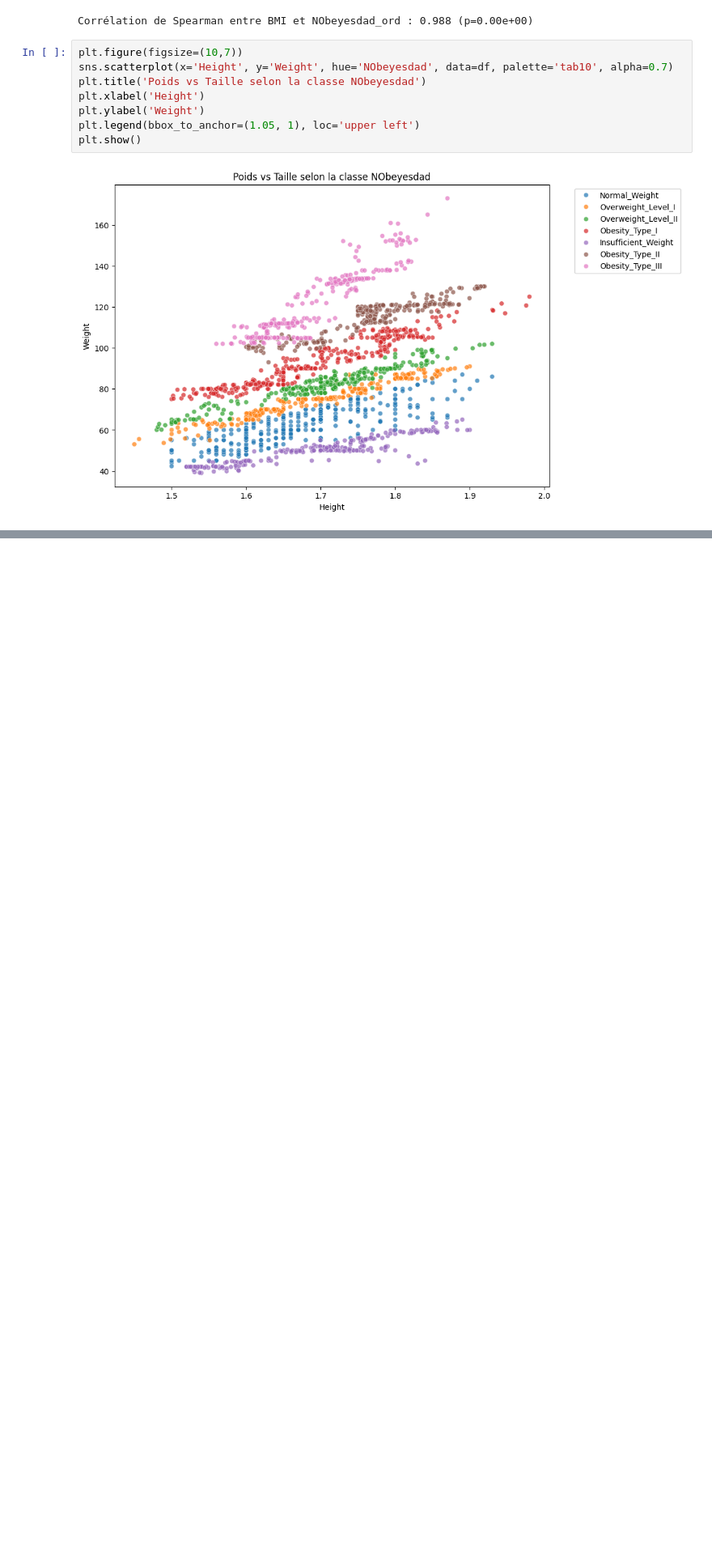
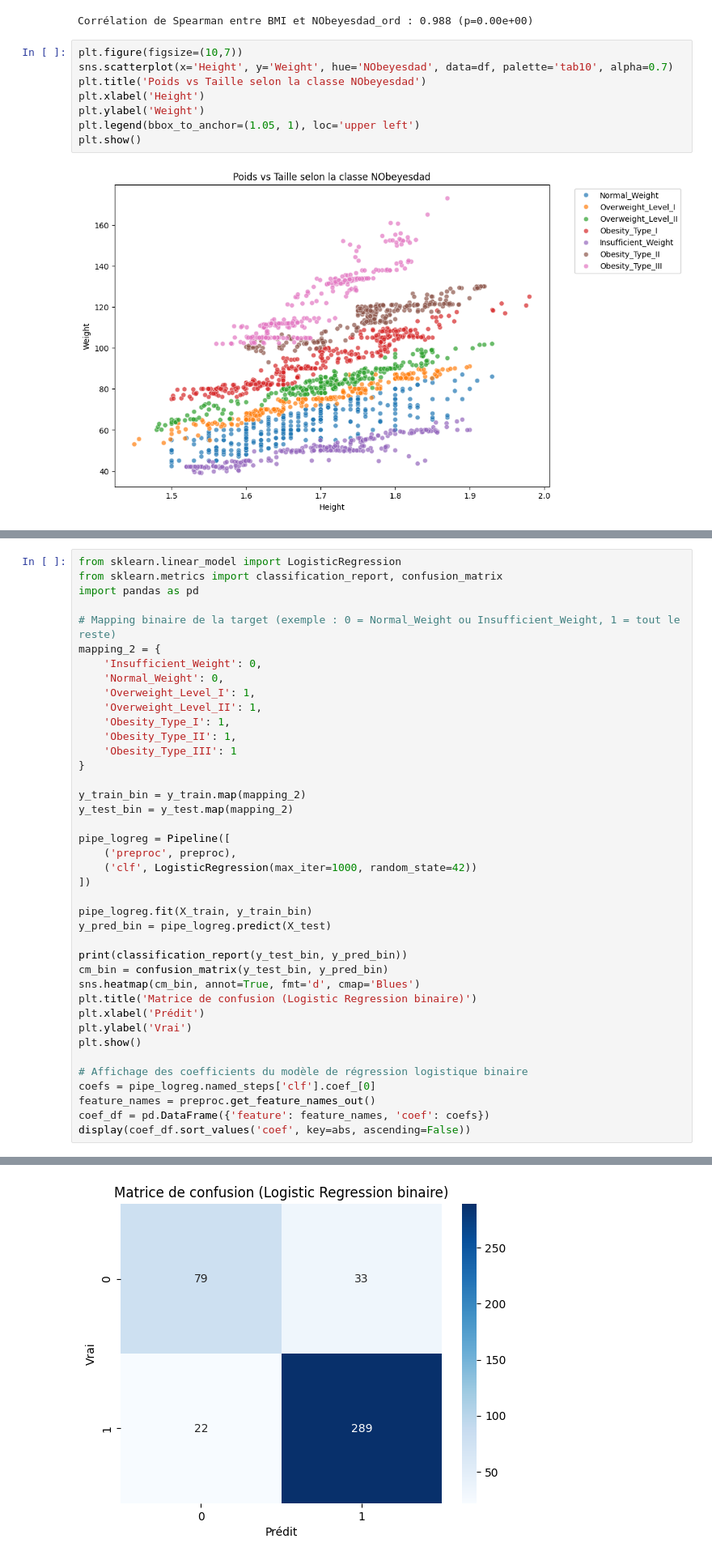
Before and after one commit to edequercize/applied_statistics, a Jupyter notebook: main.ipynb, the cells around one changed output, grey strips where cells are left out. Shown: that part at 81% size. Drawn from its saved outputs; the diff is of its cells as text; blank space fills up the shorter version.

```diff
--- a/main.ipynb
+++ b/main.ipynb
@@ -369,0 +398,41 @@ MAE ordinale (mord) sur le test set: 1.1725768321513002
+# %%
+from sklearn.linear_model import LogisticRegression
+from sklearn.metrics import classification_report, confusion_matrix
+import pandas as pd
+
+# Mapping binaire de la target (exemple : 0 = Normal_Weight ou Insufficient_Weight, 1 = tout le reste)
+mapping_2 = {
+    'Insufficient_Weight': 0,
+    'Normal_Weight': 0,
+    'Overweight_Level_I': 1,
+    'Overweight_Level_II': 1,
+    'Obesity_Type_I': 1,
+    'Obesity_Type_II': 1,
+    'Obesity_Type_III': 1
+}
+
+y_train_bin = y_train.map(mapping_2)
+y_test_bin = y_test.map(mapping_2)
+
+pipe_logreg = Pipeline([
+    ('preproc', preproc),
+    ('clf', LogisticRegression(max_iter=1000, random_state=42))
+])
+
+pipe_logreg.fit(X_train, y_train_bin)
+y_pred_bin = pipe_logreg.predict(X_test)
+
+print(classification_report(y_test_bin, y_pred_bin))
+cm_bin = confusion_matrix(y_test_bin, y_pred_bin)
+sns.heatmap(cm_bin, annot=True, fmt='d', cmap='Blues')
+plt.title('Matrice de confusion (Logistic Regression binaire)')
+plt.xlabel('Prédit')
+plt.ylabel('Vrai')
+plt.show()
+
+# Affichage des coefficients du modèle de régression logistique binaire
+coefs = pipe_logreg.named_steps['clf'].coef_[0]
+feature_names = preproc.get_feature_names_out()
+coef_df = pd.DataFrame({'feature': feature_names, 'coef': coefs})
+display(coef_df.sort_values('coef', key=abs, ascending=False))
+# %% [output]
@@ -369,0 +447 @@ MAE ordinale (mord) sur le test set: 1.1725768321513002
+[figure, added]
```
Also changed, not shown: parts of 16 cells of this notebook.
